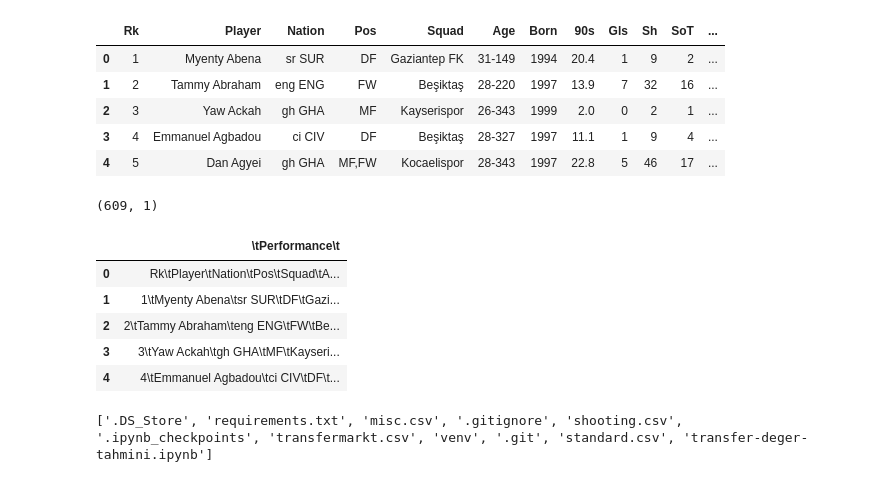
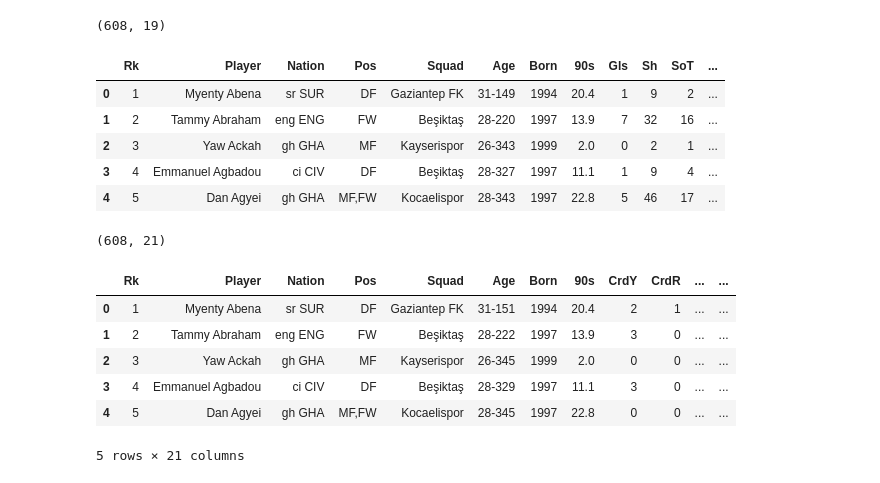
Before and after one commit to emirhates/transfer-deger-tahmini, a Jupyter notebook: transfer-deger-tahmini.ipynb, the cells around one changed output. Cells and saved outputs as stored; diff of their text form; code cells hidden in the pictures.

```diff
--- a/transfer-deger-tahmini.ipynb
+++ b/transfer-deger-tahmini.ipynb
@@ -13,30 +13,27 @@ headers = {
     "Upgrade-Insecure-Requests": "1"
 }
 # %%
-df = pd.read_csv("shooting.csv",sep = "\t")
+shoot = pd.read_csv("shooting.csv",sep = "\t")
+print(shoot.shape)
+shoot.head()
+# %% [output]
+(608, 19)
+|  | Rk | Player | Nation | Pos | Squad | Age | Born | 90s | Gls | Sh | SoT | ... |
+| 0 | 1 | Myenty Abena | sr SUR | DF | Gaziantep FK | 31-149 | 1994 | 20.4 | 1 | 9 | 2 | ... |
+| 1 | 2 | Tammy Abraham | eng ENG | FW | Beşiktaş | 28-220 | 1997 | 13.9 | 7 | 32 | 16 | ... |
+| 2 | 3 | Yaw Ackah | gh GHA | MF | Kayserispor | 26-343 | 1999 | 2.0 | 0 | 2 | 1 | ... |
+| 3 | 4 | Emmanuel Agbadou | ci CIV | DF | Beşiktaş | 28-327 | 1997 | 11.1 | 1 | 9 | 4 | ... |
+| 4 | 5 | Dan Agyei | gh GHA | MF,FW | Kocaelispor | 28-343 | 1997 | 22.8 | 5 | 46 | 17 | ... |
-# %%
-df.head()
-# %% [output]
-|  | Rk | Player | Nation | Pos | Squad | Age | Born | 90s | Gls | Sh | SoT | ... |
-| 0 | 1 | Myenty Abena | sr SUR | DF | Gaziantep FK | 31-149 | 1994 | 20.4 | 1 | 9 | 2 | ... |
-| 1 | 2 | Tammy Abraham | eng ENG | FW | Beşiktaş | 28-220 | 1997 | 13.9 | 7 | 32 | 16 | ... |
-| 2 | 3 | Yaw Ackah | gh GHA | MF | Kayserispor | 26-343 | 1999 | 2.0 | 0 | 2 | 1 | ... |
-| 3 | 4 | Emmanuel Agbadou | ci CIV | DF | Beşiktaş | 28-327 | 1997 | 11.1 | 1 | 9 | 4 | ... |
-| 4 | 5 | Dan Agyei | gh GHA | MF,FW | Kocaelispor | 28-343 | 1997 | 22.8 | 5 | 46 | 17 | ... |
 # %%
-misc = pd.read_csv("misc.csv", sep="\t", encoding="utf-8-sig")
+misc = pd.read_csv("misc.csv", sep="\t", encoding="utf-8-sig",skiprows = 1)
 print(misc.shape)
 misc.head()
 # %% [output]
-(609, 1)
+(608, 21)
-|  | \tPerformance\t |
-| 0 | Rk\tPlayer\tNation\tPos\tSquad\tA... |
-| 1 | 1\tMyenty Abena\tsr SUR\tDF\tGazi... |
-| 2 | 2\tTammy Abraham\teng ENG\tFW\tBe... |
-| 3 | 3\tYaw Ackah\tgh GHA\tMF\tKayseri... |
-| 4 | 4\tEmmanuel Agbadou\tci CIV\tDF\t... |
+|  | Rk | Player | Nation | Pos | Squad | Age | Born | 90s | CrdY | CrdR | ... | ... |
+| 0 | 1 | Myenty Abena | sr SUR | DF | Gaziantep FK | 31-151 | 1994 | 20.4 | 2 | 1 | ... | ... |
+| 1 | 2 | Tammy Abraham | eng ENG | FW | Beşiktaş | 28-222 | 1997 | 13.9 | 3 | 0 | ... | ... |
+| 2 | 3 | Yaw Ackah | gh GHA | MF | Kayserispor | 26-345 | 1999 | 2.0 | 0 | 0 | ... | ... |
+| 3 | 4 | Emmanuel Agbadou | ci CIV | DF | Beşiktaş | 28-329 | 1997 | 11.1 | 3 | 0 | ... | ... |
+| 4 | 5 | Dan Agyei | gh GHA | MF,FW | Kocaelispor | 28-345 | 1997 | 22.8 | 0 | 0 | ... | ... |
+5 rows × 21 columns
-# %%
-import os
-print(os.listdir())
-# %% [output]
-['.DS_Store', 'requirements.txt', 'misc.csv', '.gitignore', 'shooting.csv', '.ipynb_checkpoints', 'transfermarkt.csv', 'venv', '.git', 'standard.csv', 'transfer-deger-tahmini.ipynb']
```
Also changed, not shown: parts of 17 cells of this notebook, 1 other file.
